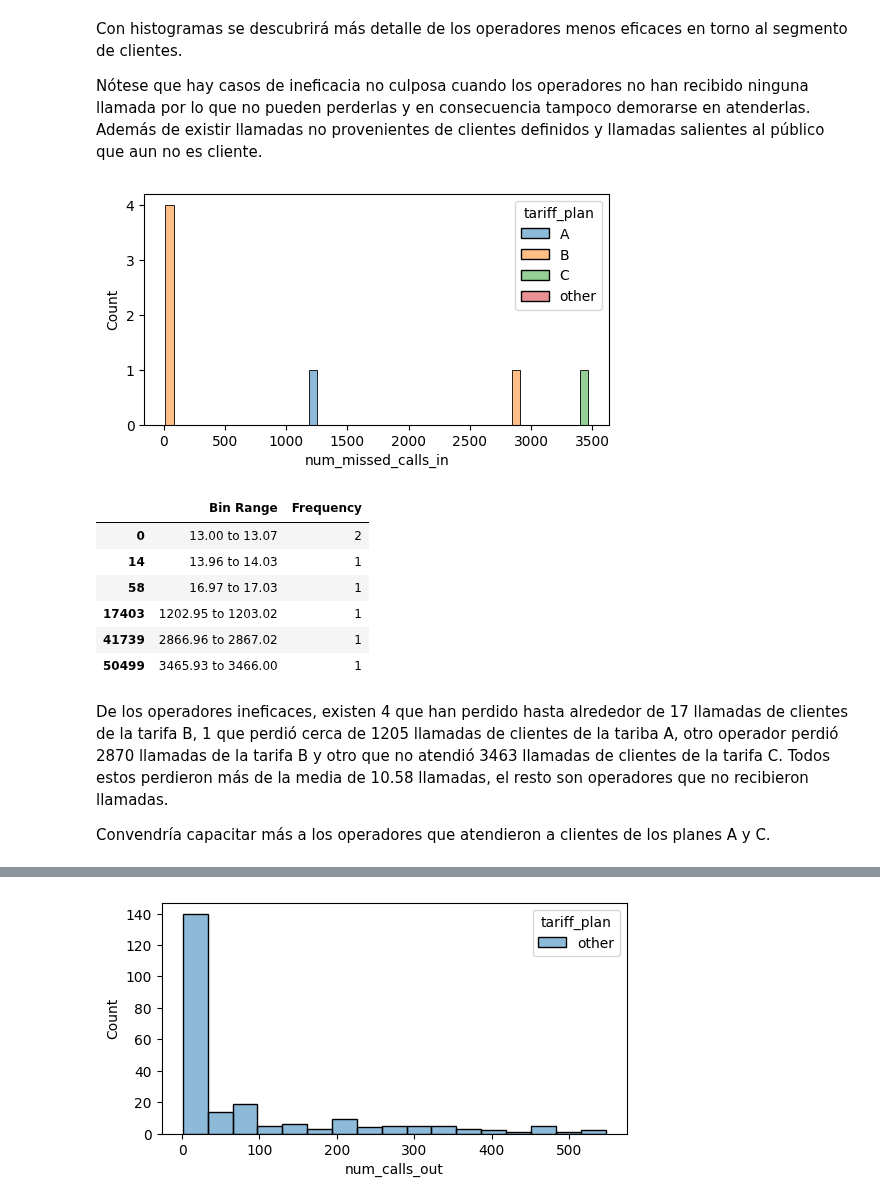
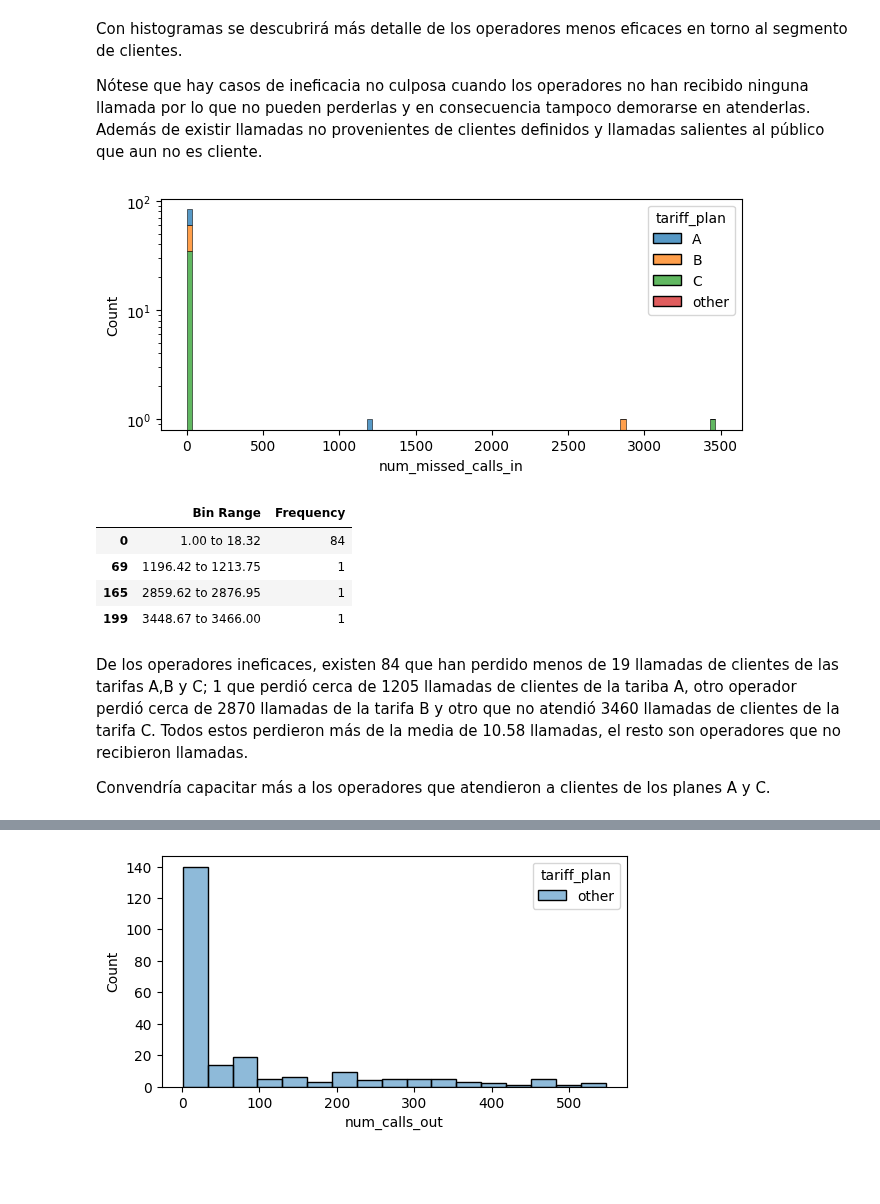
Before and after one commit to ScinDBad/DA_proyecto_final, a Jupyter notebook: proyecto_sp_14.ipynb, the cells around one changed output, grey strips where cells are left out. Cells and saved outputs as stored; diff of their text form; code cells hidden in the pictures; blank space fills up the shorter version.

```diff
--- a/proyecto_sp_14.ipynb
+++ b/proyecto_sp_14.ipynb
@@ -979,9 +979,9 @@ print(med_a, med_b, med_c) # Mostrar valores medianos que representan umbrales d
 # Crear columna complete_tasks para definir el cumplimiento de tareas del operador
 # Aumentar el rigor de umbrales
 report['rigor_complete_tasks'] = (
-    (report['num_missed_calls_in'] < med_a) |
-    (report['avg_waiting_time_in'] < med_b) |
-    (report['num_calls_out'] > avg_c)
+    (report['num_missed_calls_in'] <= med_a) |
+    (report['avg_waiting_time_in'] <= med_b) |
+    (report['num_calls_out'] >= avg_c)
 )
 
 # ajustar tamaño de figura
@@ -1038,14 +1038,15 @@ def freq_table(data, bins):
     return filtered_table
 # %%
 plt.figure(figsize=(4,3)) # tamaño de figura
-sns.histplot(data=report, x='performance', hue='complete_tasks', palette='Set1', bins=25) # trazar hist
-plt.yscale('log') # escala logarítmica en eje y para mostrar frecuencias mínimas
+sns.histplot(data=report, x='performance', hue='rigor_complete_tasks', palette='Set1', bins=15) # trazar hist
+#plt.yscale('log') # escala logarítmica en eje y para mostrar frecuencias mínimas
 plt.title('Distribución de Rendimiento por eficacia')
 plt.ylabel('No. de Operadores')
+plt.yscale('log')
 plt.show() # mostrar plot
 
-mask = (report['complete_tasks']==False) # mascara booleana de ineficacia
+mask = (report['rigor_complete_tasks']==False) # mascara booleana de ineficacia
 
 print('Operadores ineficaces\n')
-print(freq_table(data=report[mask]['performance'], bins=25)) # mostrar tabla de freq
+print(freq_table(data=report[mask]['performance'], bins=15)) # mostrar tabla de freq
 # %% [output]
@@ -1161,22 +1151,21 @@ Con histogramas se descubrirá más detalle de los operadores menos eficaces en
 Nótese que hay casos de ineficacia no culposa cuando los operadores no han recibido ninguna llamada por lo que no pueden perderlas y en consecuencia tampoco demorarse en atenderlas. Además de existir llamadas no provenientes de clientes definidos y llamadas salientes al público que aun no es cliente.
 # %%
 # Trazar histograma de número de llamadas entrantes perdidas por operadores ineficaces
-plt.figure(figsize=(6,3))
-sns.histplot(data=report[mask], x='num_missed_calls_in', bins=50, hue='tariff_plan')
+plt.figure(figsize=(7.5,3))
+sns.histplot(data=report[mask], x='num_missed_calls_in', bins=100, hue='tariff_plan', multiple='stack')
+plt.yscale('log')
 plt.show()
 
-freq_table(data=report[mask]['num_missed_calls_in'], bins=500) # mostrar tabla de frecuencias
+freq_table(data=report[mask]['num_missed_calls_in'], bins=200) # mostrar tabla de frecuencias
 # %% [output]
-[figure, old version]
+[figure, new version]
 |  | Bin Range | Frequency |
-| 0 | 13.00 to 13.07 | 2 |
-| 14 | 13.96 to 14.03 | 1 |
-| 58 | 16.97 to 17.03 | 1 |
-| 17403 | 1202.95 to 1203.02 | 1 |
-| 41739 | 2866.96 to 2867.02 | 1 |
-| 50499 | 3465.93 to 3466.00 | 1 |
+| 0 | 1.00 to 18.32 | 84 |
+| 69 | 1196.42 to 1213.75 | 1 |
+| 165 | 2859.62 to 2876.95 | 1 |
+| 199 | 3448.67 to 3466.00 | 1 |
 # %% [markdown]
-De los operadores ineficaces, existen 4 que han perdido hasta alrededor de 17 llamadas de clientes de la tarifa B, 1 que perdió cerca de 1205 llamadas de clientes de la tariba A, otro operador perdió 2870 llamadas de la tarifa B y otro que no atendió 3463 llamadas de clientes de la tarifa C. Todos estos perdieron más de la media de 10.58 llamadas, el resto son operadores que no recibieron llamadas.
+De los operadores ineficaces, existen 84 que han perdido menos de 19 llamadas de clientes de las tarifas A,B y C; 1 que perdió cerca de 1205 llamadas de clientes de la tariba A, otro operador perdió cerca de 2870 llamadas de la tarifa B y otro que no atendió 3460 llamadas de clientes de la tarifa C. Todos estos perdieron más de la media de 10.58 llamadas, el resto son operadores que no recibieron llamadas.
 
 Convendría capacitar más a los operadores que atendieron a clientes de los planes A y C.
 # %%
```
Also changed, not shown: parts of 31 cells of this notebook.
